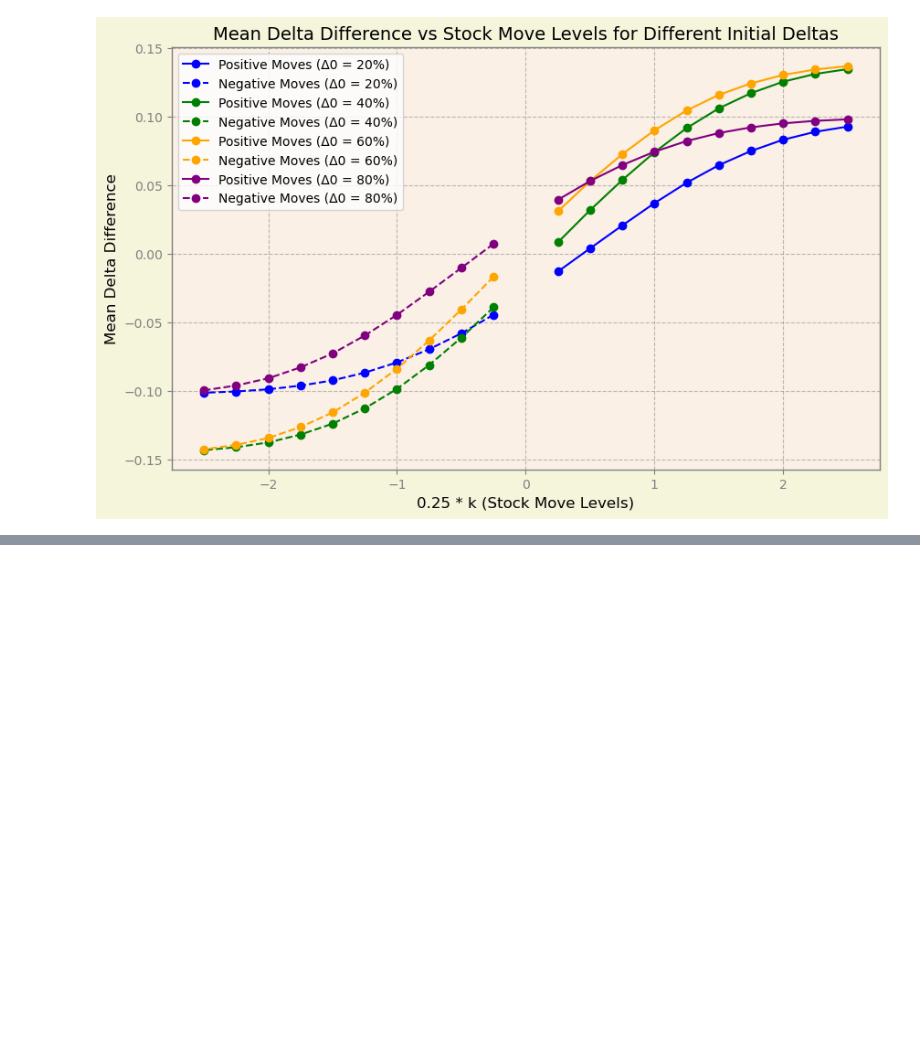
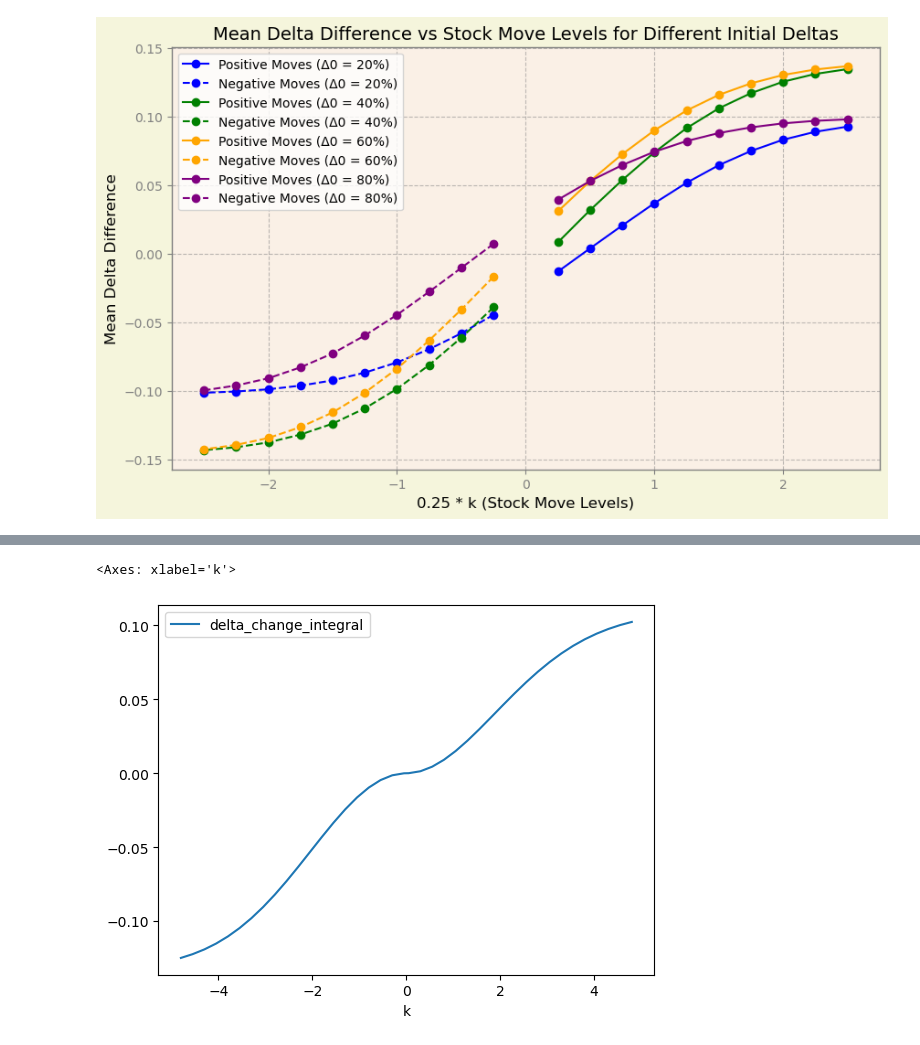
Before and after one commit to BarSillo/pf-my, a Jupyter notebook: notebu-rd2/ddelta-exploration.ipynb, the cells around one changed output, grey strips where cells are left out. Drawn from its saved outputs; the diff is of its cells as text; code cells hidden in the pictures; blank space fills up the shorter version.

```diff
--- a/notebu-rd2/ddelta-exploration.ipynb
+++ b/notebu-rd2/ddelta-exploration.ipynb
@@ -191,29 +162,0 @@ plt.show()
-# %%
-import matplotlib.pyplot as plt
-
-# Customizing the style to give a "paper-like" appearance
-plt.style.use('seaborn-paper')  # Base style to start with
-
-# Modify the figure face color and axis background to give a paper-like tone
-fig, ax = plt.subplots(figsize=(10, 6))
-fig.patch.set_facecolor('#F5F5DC')  # Light beige background for the canvas
-ax.set_facecolor('#FAF0E6')  # Lighter tone for the plot background
-
-# Example data
-x = [0.25 * k for k in range(1, 11)]
-y = [value ** 1.5 for value in x]  # Just for illustration purposes
-
-# Plotting with markers and line styles
-ax.plot(x, y, marker='o', linestyle='-', color='b', label='Delta Difference')
-
-# Labeling the plot
-ax.set_xlabel('0.25 * k (Stock Move Levels)', fontsize=12)
-ax.set_ylabel('Mean Delta Difference', fontsize=12)
-ax.set_title('Mean Delta Difference vs Stock Move Levels', fontsize=14)
-
-# Customizing the grid and legend
-ax.grid(True, linestyle='--', alpha=0.6)  # Dotted grid for clarity
-ax.legend(fontsize=10)
-
-# Display the plot with the paper-like background
-plt.show()
@@ -401,4 +606,6 @@ delta_change_result
 # %%
+# working on this code 2/5, fixing reporting of the units in the daily volatility units...
+
 import numpy as np
 from scipy.stats import norm
 from scipy.integrate import quad
@@ -431,7 +638,7 @@ def integrand(S_T, S0, K, r, sigma, T):
 def compute_delta_change_integral(S0, K, r, sigma, T, k_vals):
     results = {}
     for k in k_vals:
-        upper_bound = S0 + k * sigma * S0
+        upper_bound = S0 + k * sigma * S0 / np.sqrt(252)
         integral, _ = quad(integrand, S0, upper_bound, args=(S0, K, r, sigma, T))
         results[k] = integral
     return results
@@ -566,0 +748,8 @@ simulator.plot(delta_changes)
+# %%
+import pandas as pd
+res_df = pd.DataFrame(list(integrated_results.items()), columns=["k", "delta_change_integral"])
+
+res_df.set_index('k').sort_index().plot()
+# %% [output]
+<Axes: xlabel='k'>
+[figure, added]
```
Also changed, not shown: parts of 14 cells of this notebook, 1 other file.
